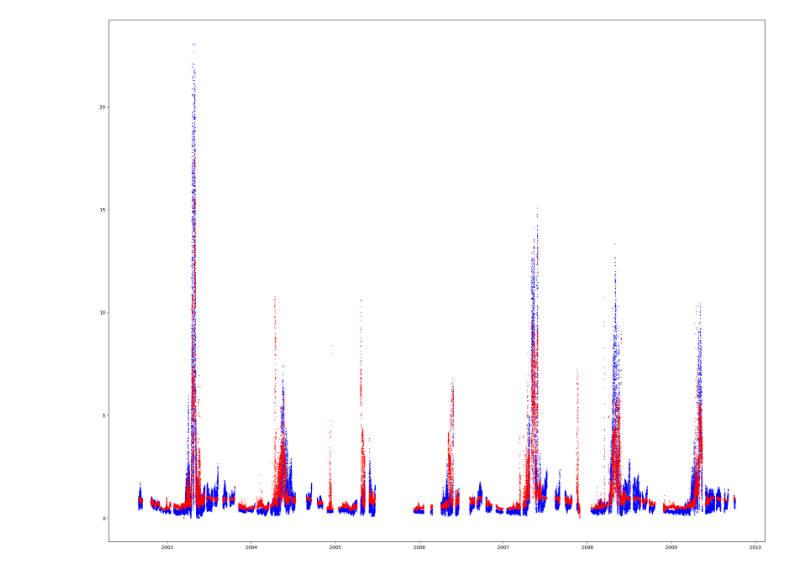
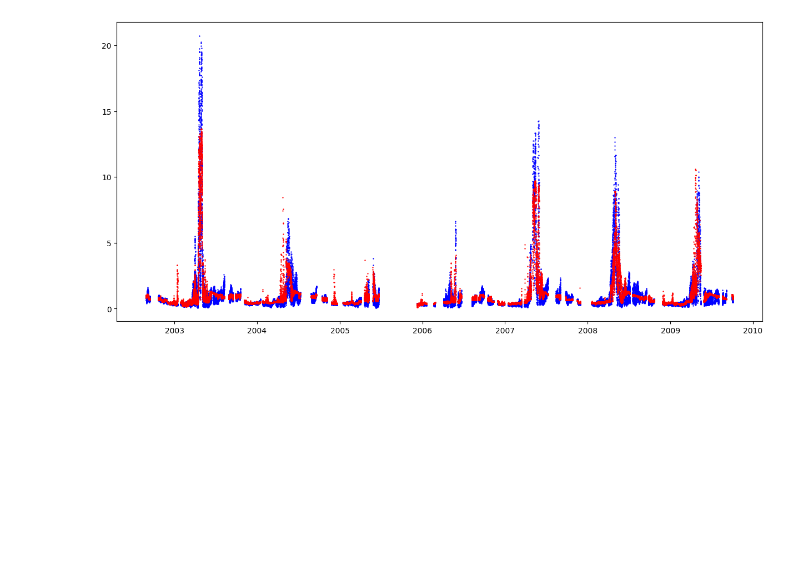
Before and after one commit to Reubenpt123/DAV, a Jupyter notebook: Neural_net.ipynb, the cells around one changed output. Saved outputs shown, nothing was run; the diff lists cells and outputs as text; code cells hidden in the pictures; blank space fills up the shorter version.

```diff
--- a/Neural_net.ipynb
+++ b/Neural_net.ipynb
@@ -49,16 +70,11 @@ df.describe()
 # %%
 model = Sequential()
-model.add(Dense(units = 1000, activation = "relu", input_shape = (3, )))
-model.add(Dropout(0.5))
-model.add(Dense(units =750, activation = "relu"))
-model.add(Dropout(0.5))
+model.add(Dense(units = 1000, activation = "relu", input_shape = (5, )))
+model.add(Dropout(0.1))
 model.add(Dense(units = 500, activation = "relu"))
-model.add(Dropout(0.4))
-model.add(Dense(units = 250, activation = "relu"))
-model.add(Dropout(0.2))
+model.add(Dropout(0.1))
+model.add(Dense(units = 500, activation = "relu"))
 model.add(Dense(units = 100, activation = "relu"))
-model.add(Dropout(0.1))
-model.add(Dense(units = 50, activation = "relu"))
 model.add(Dropout(0.1))
 model.add(Dense(1, activation = "relu"))
 model.summary()
@@ -82,7 +98,8 @@ Trainable params: 1,285,701
 Non-trainable params: 0
 _________________________________________________________________
 # %%
-history = model.fit(X_train, y_train, batch_size = 30, epochs = 20, verbose = 1, validation_data = (X_test, y_test))
+no_epochs = 10
+history = model.fit(X_train, y_train, batch_size = 30, epochs = no_epochs, verbose = 1, validation_data = (X_test, y_test))
 score = model.evaluate(X_test, y_test, verbose = 1)
 #print(f"Test loss = {score[0]}")
 #print(f"Test accuracy = {score[1]}")
@@ -122,8 +151,9 @@ y_pred = model.predict(X)
 # %%
 df['y_pred'] = y_pred
-fig, ax = plt.subplots(figsize = (25, 20))
-ax.scatter(df.index, df['fluors'], s = 0.5, color = 'blue')
+fig, ax = plt.subplots(figsize = (15, 7))
+ax.scatter(df.index, df['roll_fluors'], s = 0.5, color = 'blue')
 ax.scatter(df.index, df['y_pred'], s = 0.5, color = 'red')
+fig.savefig('predictions.png')
 fig.show()
 # %% [output]
-[figure, old version]
+[figure, new version]
```
Also changed, not shown: parts of 14 cells of this notebook.
